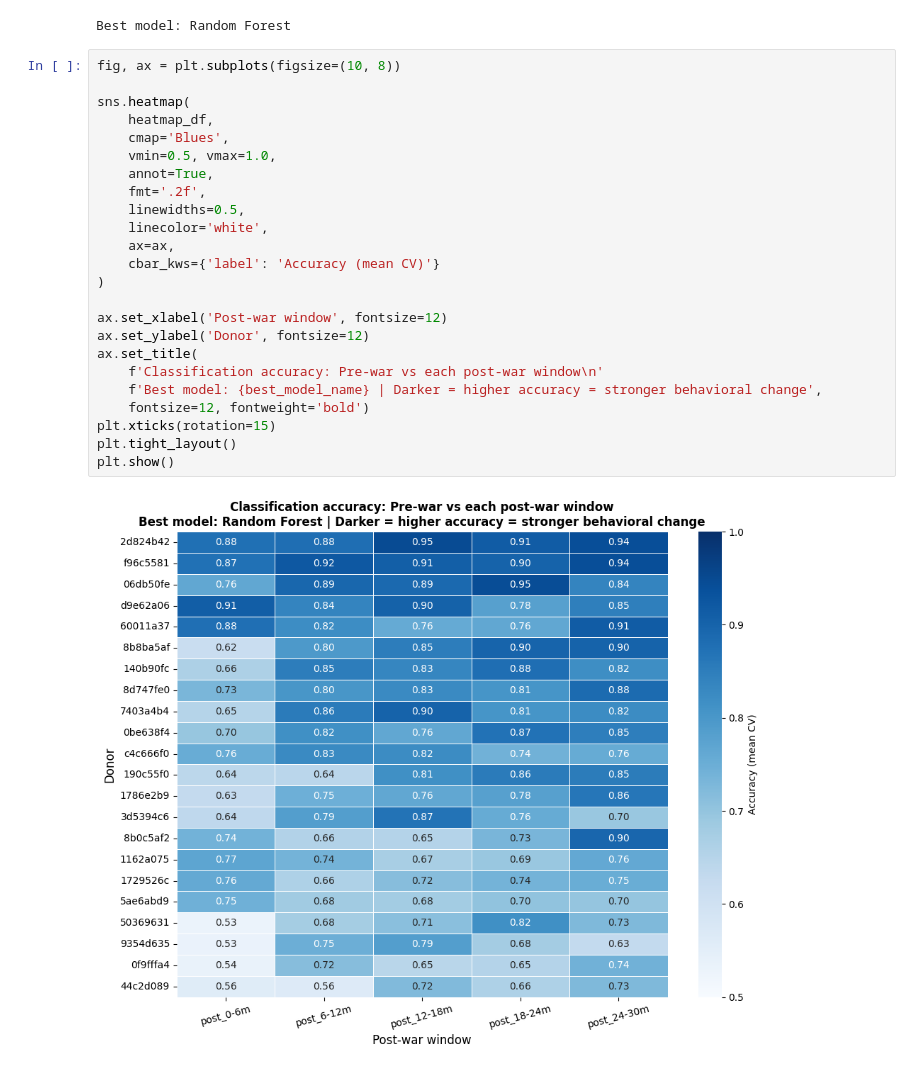
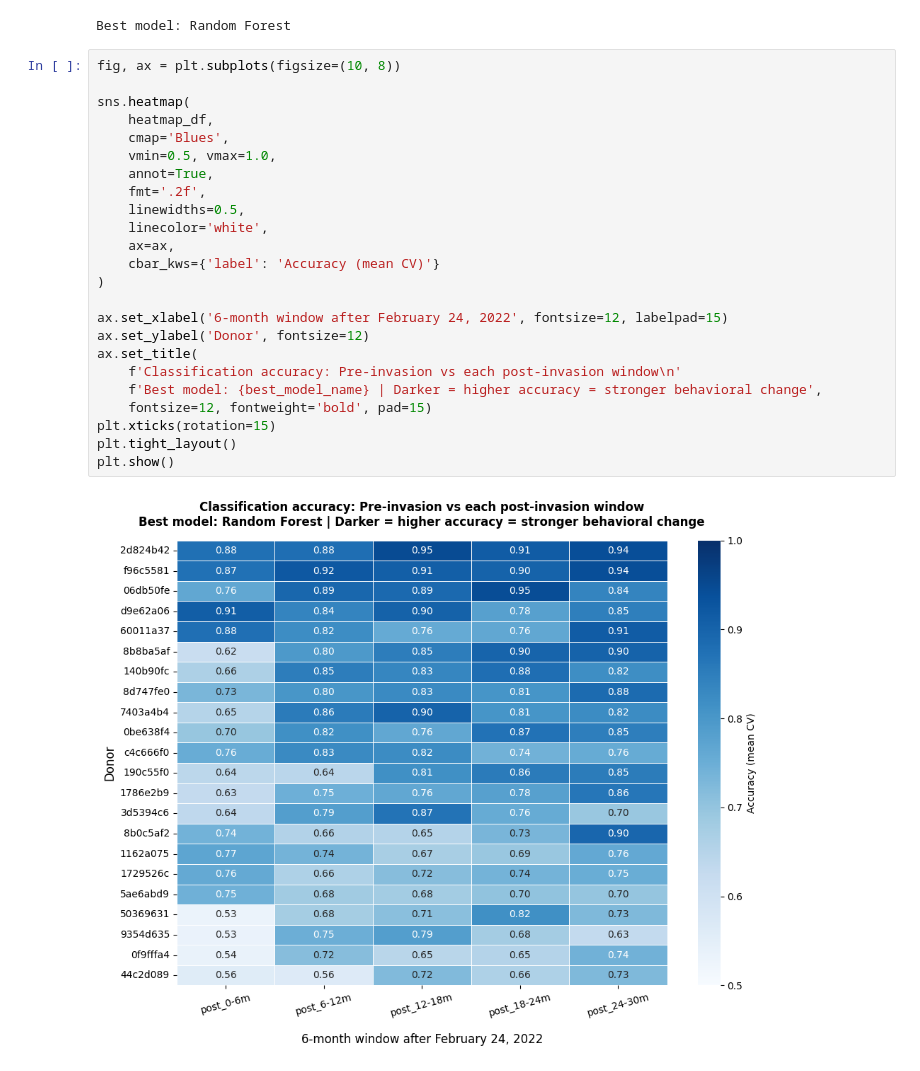
Before and after one commit to sashasymko/digital-footprint-of-war, a Jupyter notebook: 03_rq2/01_binary_classification_windows.ipynb, the cells around one changed output. Drawn from its saved outputs; the diff is of its cells as text.

```diff
--- a/03_rq2/01_binary_classification_windows.ipynb
+++ b/03_rq2/01_binary_classification_windows.ipynb
@@ -291,26 +291,26 @@ Best model: Random Forest
 # %%
 fig, ax = plt.subplots(figsize=(10, 8))
 
 sns.heatmap(
     heatmap_df,
     cmap='Blues',
     vmin=0.5, vmax=1.0,
     annot=True,
     fmt='.2f',
     linewidths=0.5,
     linecolor='white',
     ax=ax,
     cbar_kws={'label': 'Accuracy (mean CV)'}
 )
 
-ax.set_xlabel('Post-war window', fontsize=12)
+ax.set_xlabel('6-month window after February 24, 2022', fontsize=12, labelpad=15)
 ax.set_ylabel('Donor', fontsize=12)
 ax.set_title(
-    f'Classification accuracy: Pre-war vs each post-war window\n'
+    f'Classification accuracy: Pre-invasion vs each post-invasion window\n'
     f'Best model: {best_model_name} | Darker = higher accuracy = stronger behavioral change',
-    fontsize=12, fontweight='bold')
+    fontsize=12, fontweight='bold', pad=15)
 plt.xticks(rotation=15)
 plt.tight_layout()
 plt.show()
 # %% [output]
-[figure, old version]
+[figure, new version]
```
Also changed, not shown: 14 other files.
